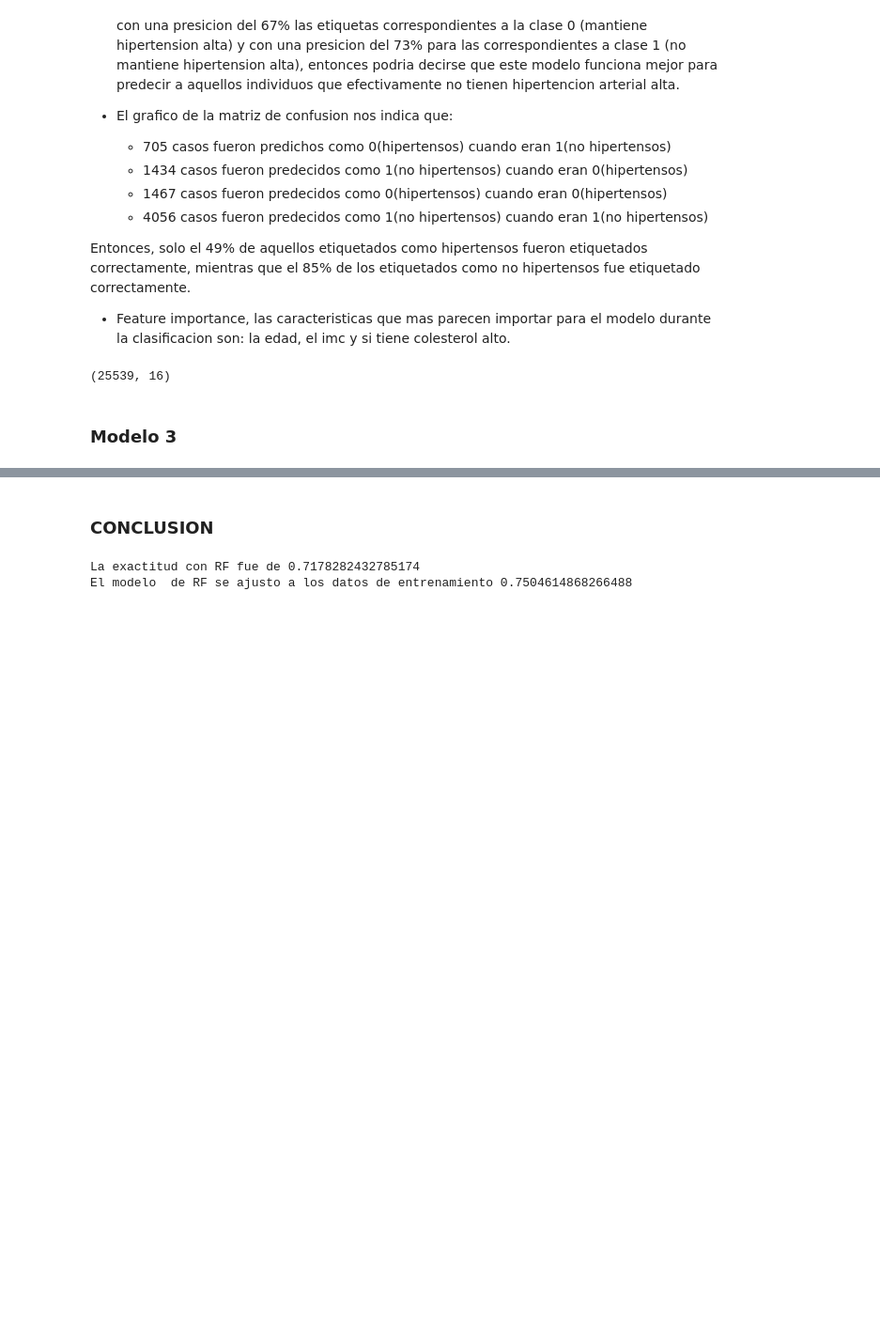
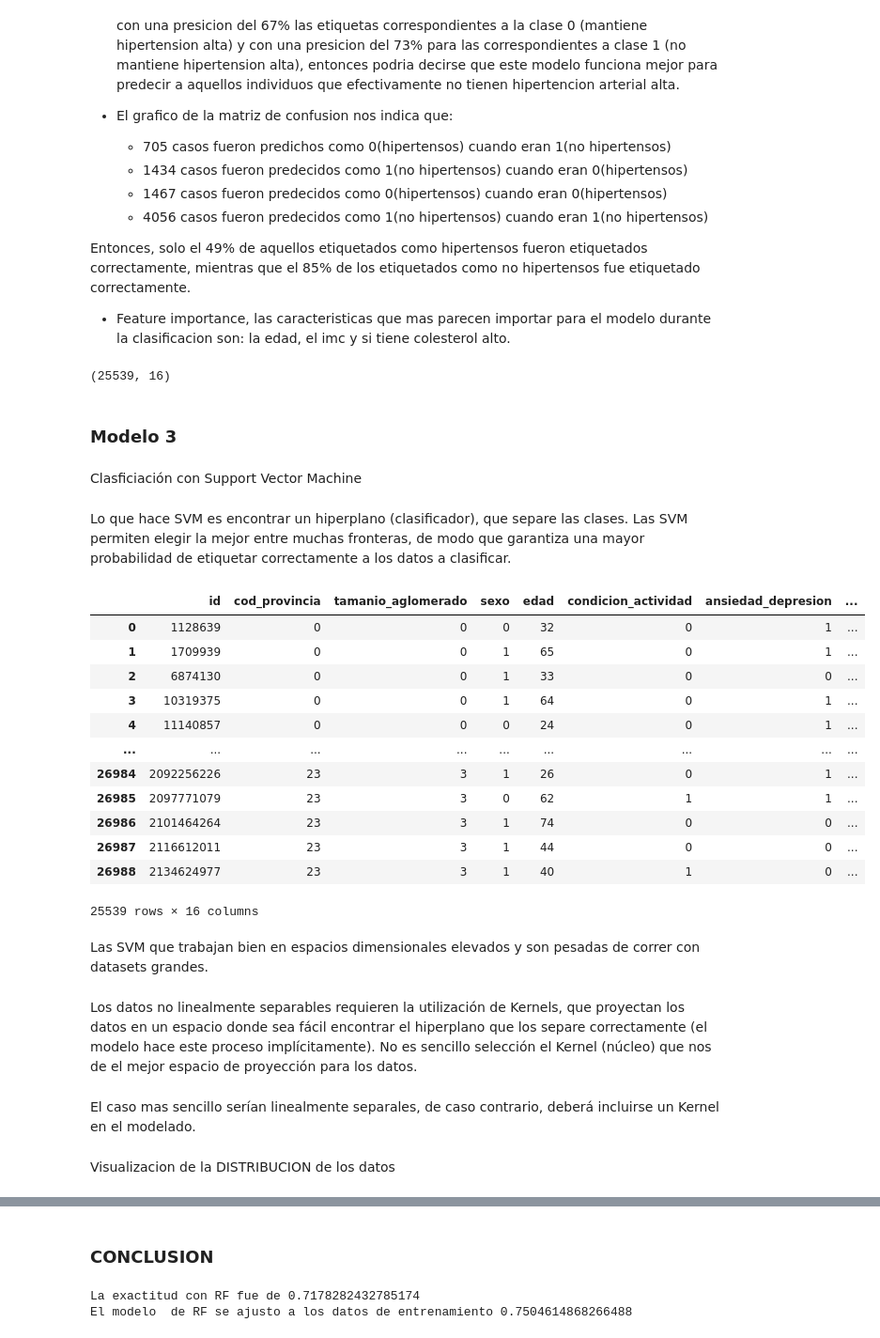
Before and after one commit to Data-Science-YPF/factores_riesgo, a Jupyter notebook: ModelosClasificacion.ipynb, the cells around one changed output, grey strips where cells are left out. Shown at 94% size. Drawn from its saved outputs; the diff is of its cells as text; code cells hidden in the pictures; blank space fills up the shorter version.

```diff
--- a/ModelosClasificacion.ipynb
+++ b/ModelosClasificacion.ipynb
@@ -472,0 +480,31 @@ friesgo_cod.shape
+# %% [markdown]
+Clasficiación con Support Vector Machine
+# %% [markdown]
+Lo que hace SVM es encontrar un hiperplano (clasificador), que separe las clases.
+Las SVM permiten elegir la mejor entre muchas fronteras, de modo que garantiza una mayor probabilidad de etiquetar correctamente a los datos a clasificar.
+# %%
+#Visualización del dataset al que queremos aplicar el modelo, contiene los factores y la variable con que deseamos clasificar
+friesgo_cod
+# %% [output]
+|  | id | cod_provincia | tamanio_aglomerado | sexo | edad | condicion_actividad | ansiedad_depresion | ... |
+| 0 | 1128639 | 0 | 0 | 0 | 32 | 0 | 1 | ... |
+| 1 | 1709939 | 0 | 0 | 1 | 65 | 0 | 1 | ... |
+| 2 | 6874130 | 0 | 0 | 1 | 33 | 0 | 0 | ... |
+| 3 | 10319375 | 0 | 0 | 1 | 64 | 0 | 1 | ... |
+| 4 | 11140857 | 0 | 0 | 0 | 24 | 0 | 1 | ... |
+| ... | ... | ... | ... | ... | ... | ... | ... | ... |
+| 26984 | 2092256226 | 23 | 3 | 1 | 26 | 0 | 1 | ... |
+| 26985 | 2097771079 | 23 | 3 | 0 | 62 | 1 | 1 | ... |
+| 26986 | 2101464264 | 23 | 3 | 1 | 74 | 0 | 0 | ... |
+| 26987 | 2116612011 | 23 | 3 | 1 | 44 | 0 | 0 | ... |
+| 26988 | 2134624977 | 23 | 3 | 1 | 40 | 1 | 0 | ... |
+25539 rows × 16 columns
+# %% [markdown]
+Las SVM que trabajan bien en espacios dimensionales elevados y son pesadas de correr con datasets grandes.
+# %% [markdown]
+Los datos no linealmente separables requieren la utilización de Kernels, que proyectan los datos en un espacio donde sea fácil encontrar el hiperplano que los separe correctamente (el modelo hace este proceso implícitamente).
+No es sencillo selección el Kernel (núcleo) que nos de el mejor espacio de proyección para los datos.
+# %% [markdown]
+El caso mas sencillo serían linealmente separales, de caso contrario, deberá incluirse un Kernel en el modelado.
+# %% [markdown]
+Visualizacion de la DISTRIBUCION de los datos
```
Also changed, not shown: parts of 30 cells of this notebook.
